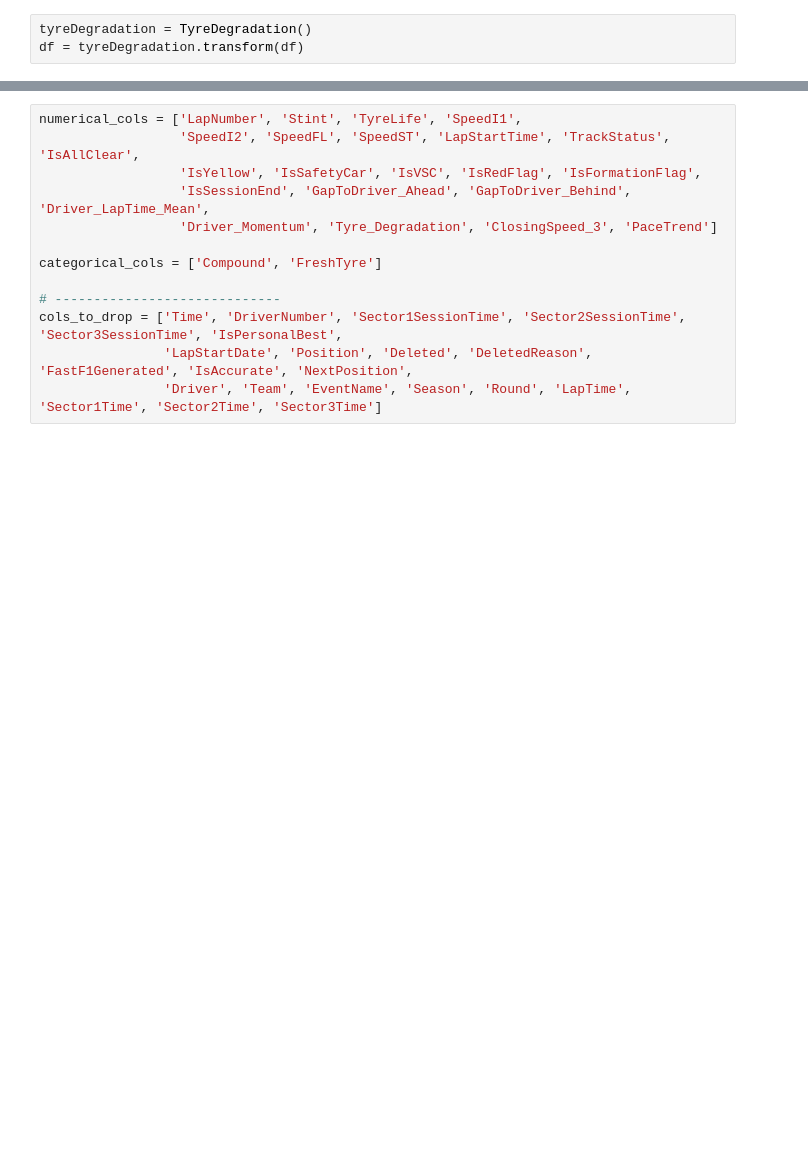
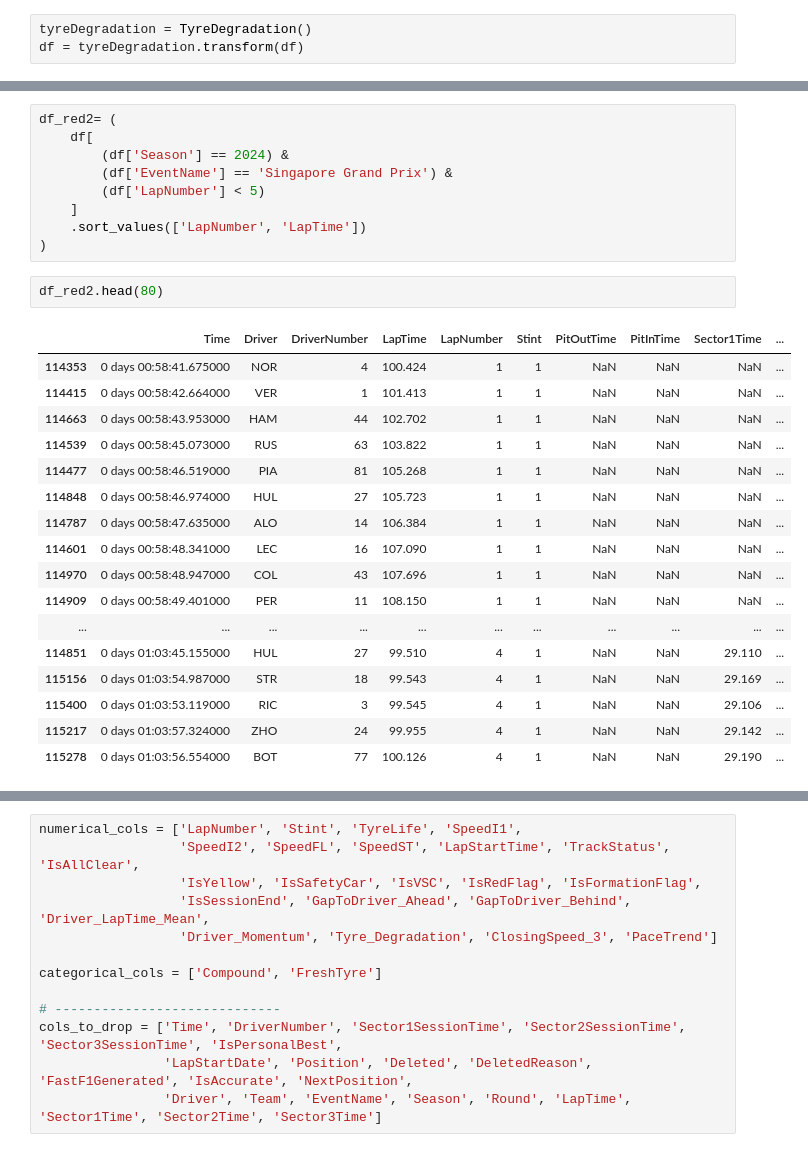
Before and after one commit to Ognjeniii/f1-predictions, a Jupyter notebook: Model2.ipynb, the cells around one changed output, grey strips where cells are left out. Saved outputs shown, nothing was run; the diff lists cells and outputs as text; blank space fills up the shorter version.

```diff
--- a/Model2.ipynb
+++ b/Model2.ipynb
@@ -1737,0 +1763,29 @@ df.head()
+# %%
+df_red2= (
+    df[
+        (df['Season'] == 2024) &
+        (df['EventName'] == 'Singapore Grand Prix') &
+        (df['LapNumber'] < 5)
+    ]
+    .sort_values(['LapNumber', 'LapTime'])
+)
+# %%
+df_red2.head(80)
+# %% [output]
+|  | Time | Driver | DriverNumber | LapTime | LapNumber | Stint | PitOutTime | PitInTime | Sector1Time | ... |
+| 114353 | 0 days 00:58:41.675000 | NOR | 4 | 100.424 | 1 | 1 | NaN | NaN | NaN | ... |
+| 114415 | 0 days 00:58:42.664000 | VER | 1 | 101.413 | 1 | 1 | NaN | NaN | NaN | ... |
+| 114663 | 0 days 00:58:43.953000 | HAM | 44 | 102.702 | 1 | 1 | NaN | NaN | NaN | ... |
+| 114539 | 0 days 00:58:45.073000 | RUS | 63 | 103.822 | 1 | 1 | NaN | NaN | NaN | ... |
+| 114477 | 0 days 00:58:46.519000 | PIA | 81 | 105.268 | 1 | 1 | NaN | NaN | NaN | ... |
+| 114848 | 0 days 00:58:46.974000 | HUL | 27 | 105.723 | 1 | 1 | NaN | NaN | NaN | ... |
+| 114787 | 0 days 00:58:47.635000 | ALO | 14 | 106.384 | 1 | 1 | NaN | NaN | NaN | ... |
+| 114601 | 0 days 00:58:48.341000 | LEC | 16 | 107.090 | 1 | 1 | NaN | NaN | NaN | ... |
+| 114970 | 0 days 00:58:48.947000 | COL | 43 | 107.696 | 1 | 1 | NaN | NaN | NaN | ... |
+| 114909 | 0 days 00:58:49.401000 | PER | 11 | 108.150 | 1 | 1 | NaN | NaN | NaN | ... |
+| ... | ... | ... | ... | ... | ... | ... | ... | ... | ... | ... |
+| 114851 | 0 days 01:03:45.155000 | HUL | 27 | 99.510 | 4 | 1 | NaN | NaN | 29.110 | ... |
+| 115156 | 0 days 01:03:54.987000 | STR | 18 | 99.543 | 4 | 1 | NaN | NaN | 29.169 | ... |
+| 115400 | 0 days 01:03:53.119000 | RIC | 3 | 99.545 | 4 | 1 | NaN | NaN | 29.106 | ... |
+| 115217 | 0 days 01:03:57.324000 | ZHO | 24 | 99.955 | 4 | 1 | NaN | NaN | 29.142 | ... |
+| 115278 | 0 days 01:03:56.554000 | BOT | 77 | 100.126 | 4 | 1 | NaN | NaN | 29.190 | ... |
```
Also changed, not shown: parts of 5 cells of this notebook, 4 other files.
